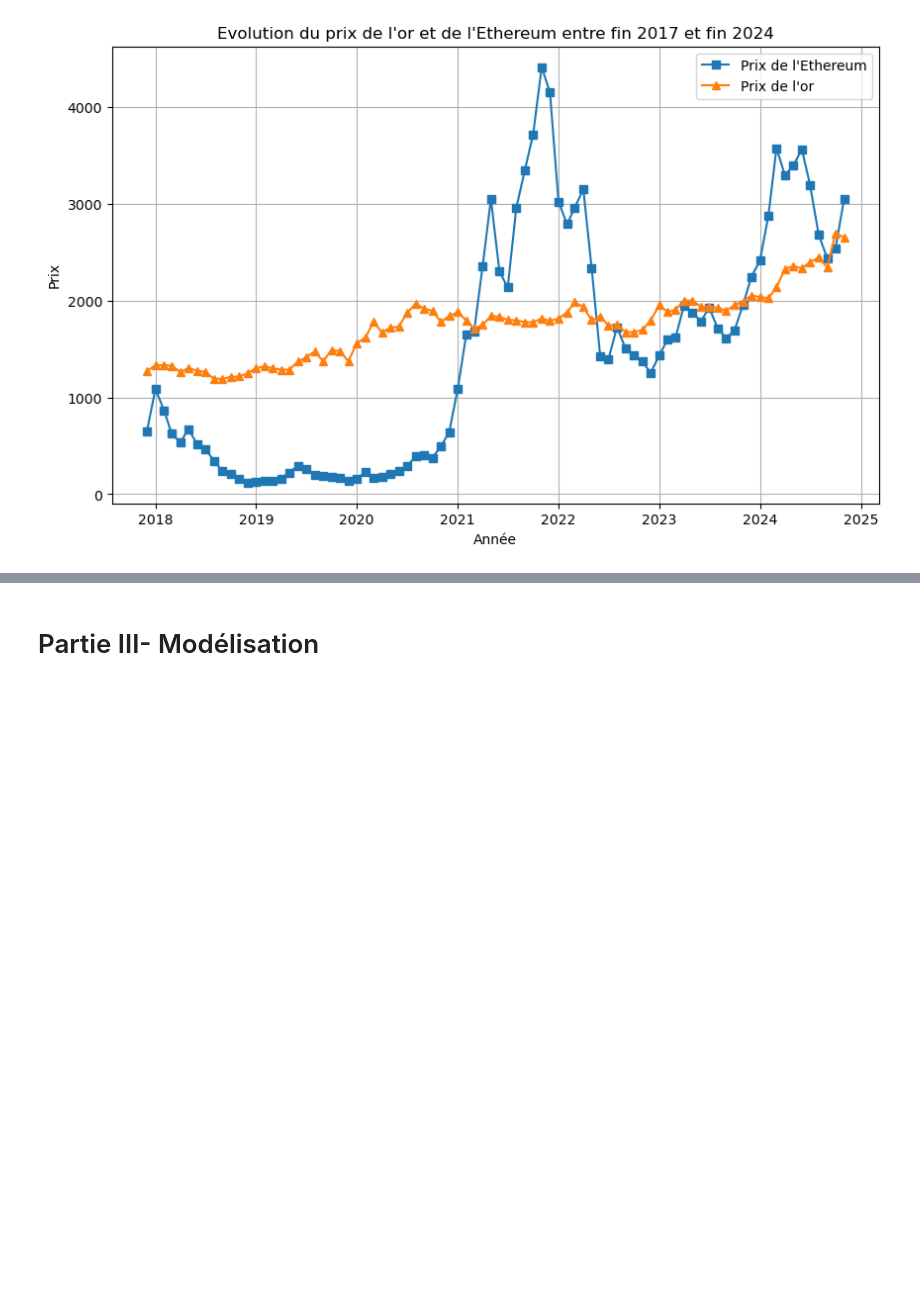
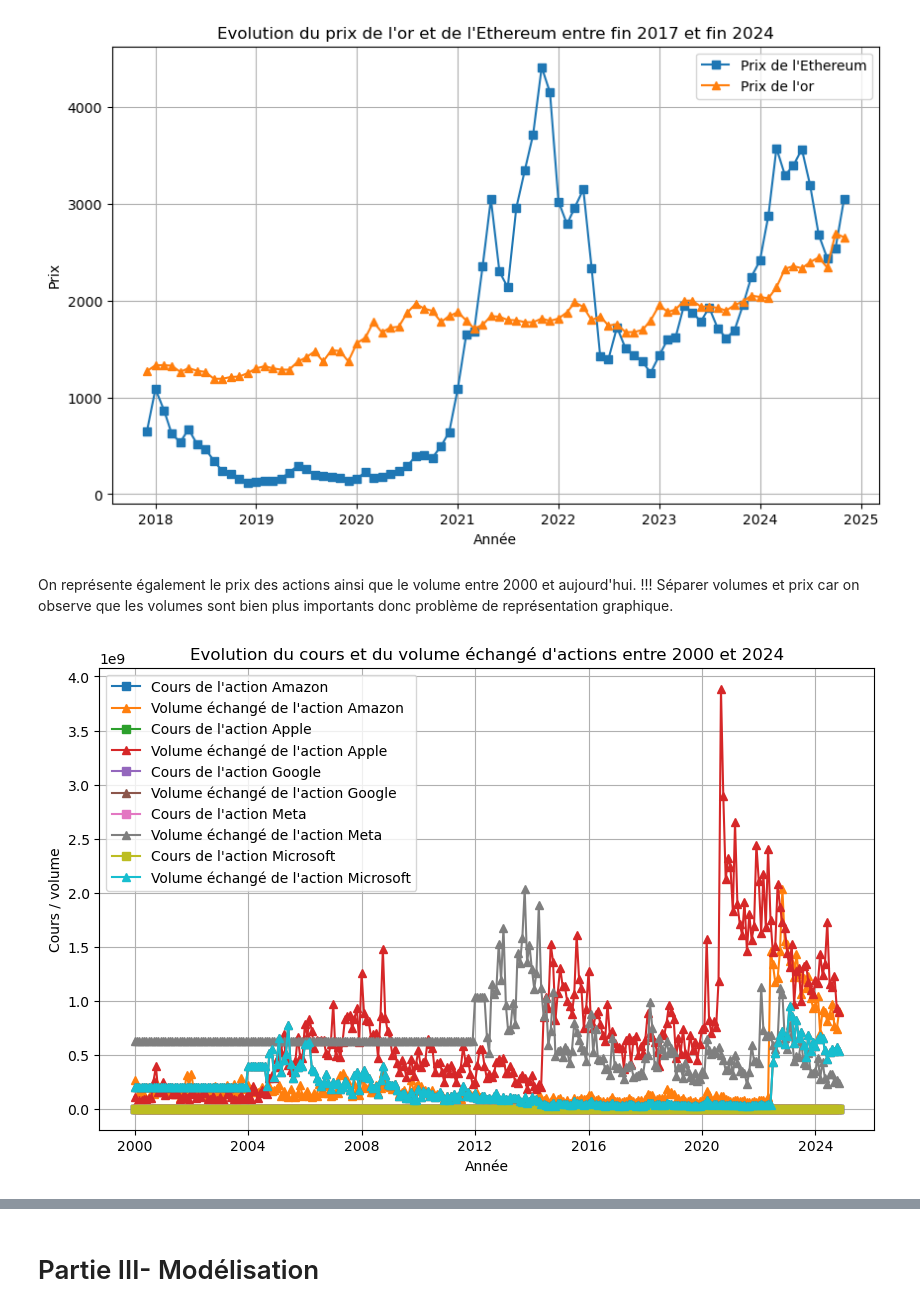
Before and after one commit to hafsaelibrahimi/projet_gold_refuge, a Jupyter notebook: dataset.ipynb, the cells around one changed output, grey strips where cells are left out. Saved outputs shown, nothing was run; the diff lists cells and outputs as text; code cells hidden in the pictures; blank space fills up the shorter version.

Commit message:
Graphiques actions

```diff
--- a/dataset.ipynb
+++ b/dataset.ipynb
@@ -436,3 +413,34 @@ plt.grid(True)  # Afficher une grille
 plt.show()
 # %% [output]
 [figure]
+# %% [markdown]
+On représente également le prix des actions ainsi que le volume entre 2000 et aujourd'hui. !!! Séparer volumes et prix car on observe que les volumes sont bien plus importants donc problème de représentation graphique.
+# %%
+# On effectue la même modification sur les dates sur final_df pour pouvoir effectuer la représentation graphique
+final_df['year_month'] = final_df['year_month'].dt.to_timestamp()
+# %%
+plt.figure(figsize=(10, 6))
+
+
+# Tracer les courbes pour les variables
+plt.plot(final_df['year_month'], final_df['amazon_stock_price'], label="Cours de l'action Amazon", marker='s')
+plt.plot(final_df['year_month'], final_df['amazon_stock_volume'], label="Volume échangé de l'action Amazon", marker='^')  # Courbe pour l'or
+plt.plot(final_df['year_month'], final_df['apple_stock_price'], label="Cours de l'action Apple", marker='s')  # Courbe pour l'or
+plt.plot(final_df['year_month'], final_df['apple_stock_volume'], label="Volume échangé de l'action Apple", marker='^')  # Courbe pour l'or
+plt.plot(final_df['year_month'], final_df['google_stock_price'], label="Cours de l'action Google", marker='s')  # Courbe pour l'or
+plt.plot(final_df['year_month'], final_df['google_stock_volume'], label="Volume échangé de l'action Google", marker='^')  # Courbe pour l'or
+plt.plot(final_df['year_month'], final_df['meta_stock_price'], label="Cours de l'action Meta", marker='s')  # Courbe pour l'or
+plt.plot(final_df['year_month'], final_df['meta_stock_volume'], label="Volume échangé de l'action Meta", marker='^')  # Courbe pour l'or
+plt.plot(final_df['year_month'], final_df['google_stock_price'], label="Cours de l'action Microsoft", marker='s')  # Courbe pour l'or
+plt.plot(final_df['year_month'], final_df['google_stock_volume'], label="Volume échangé de l'action Microsoft", marker='^')  # Courbe pour l'or
+
+plt.title("Evolution du cours et du volume échangé d'actions entre 2000 et 2024")
+plt.xlabel('Année')
+plt.ylabel('Cours / volume')
+plt.legend()  # Afficher la légende
+plt.grid(True)  # Afficher une grille
+
+# Afficher le graphique
+plt.show()
+# %% [output]
+[figure, added]
```
Also changed, not shown: parts of 12 cells of this notebook.
